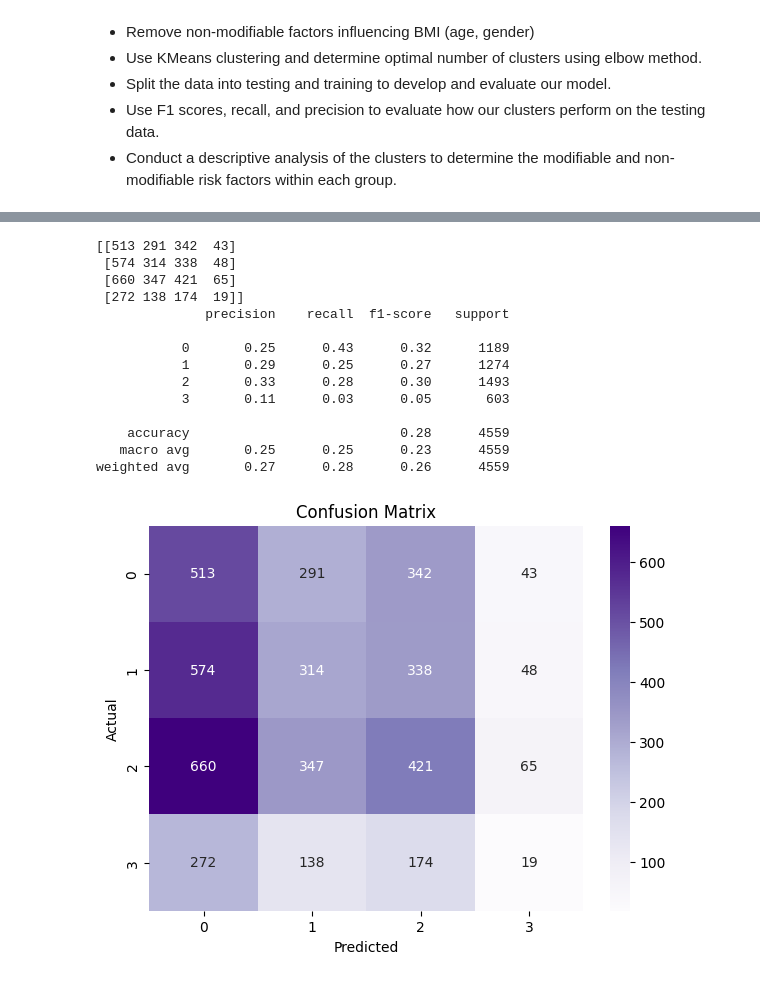
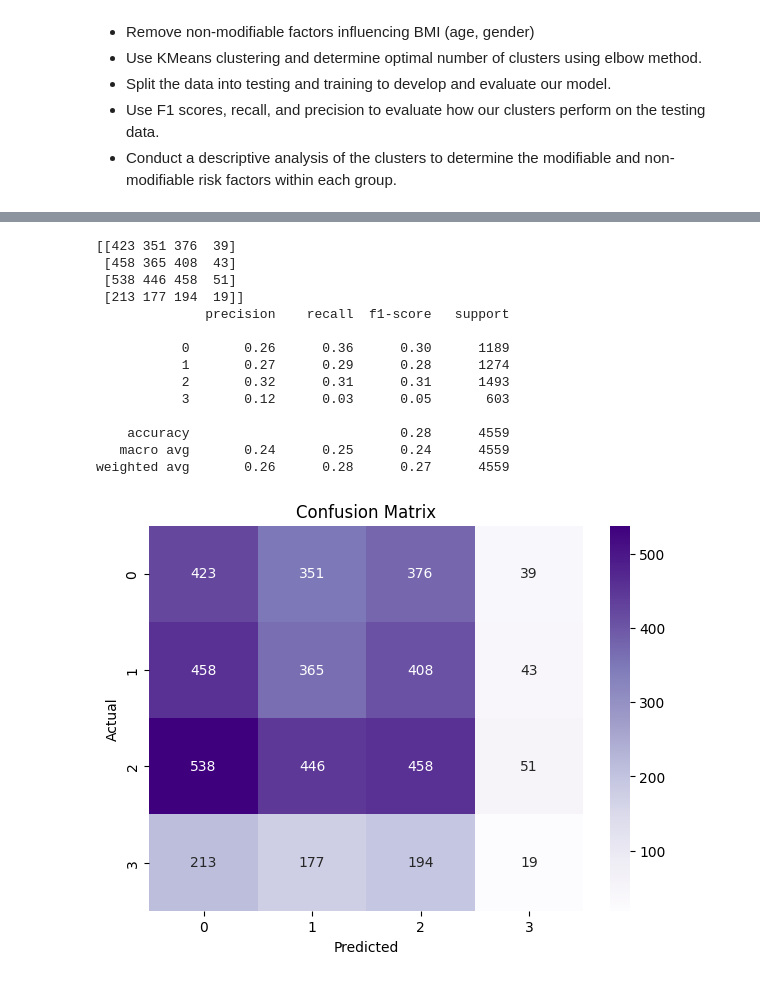
Before and after one commit to jacks-li/T13-CHL5230-F23-DT1, a Jupyter notebook: Datathon_1.ipynb, the cells around one changed output, grey strips where cells are left out. Saved outputs shown, nothing was run; the diff lists cells and outputs as text; code cells hidden in the pictures.

```diff
--- a/Datathon_1.ipynb
+++ b/Datathon_1.ipynb
@@ -92,6 +100,10 @@ from sklearn.metrics import classification_report, confusion_matrix
 
 # Split data into features and label
 X = modifiable_subset[['Calorie_Intake', 'Sugar_Intake', 'Physical_Activity', 'Fast_Food_Frequency', 'Screen_Time']] #add or subtract any features from list
+
+# removed sugar intake to see if it improves accuracy
+#X = modifiable_subset[['Calorie_Intake','Physical_Activity', 'Fast_Food_Frequency', 'Screen_Time']]
+
 y = modifiable_subset[['WeightClass']]
 
 # Split data into training and testing sets
@@ -102,43 +114,43 @@ scaler = StandardScaler()
 X_train = scaler.fit_transform(X_train)
 X_test = scaler.transform(X_test)
 
 # Apply KNN
-knn = KNeighborsClassifier(n_neighbors=3)  # Setting K to 5 as an example
-knn.fit(X_train, y_train)
+knn = KNeighborsClassifier(n_neighbors=5)  # Setting K to 3 as an example
+knn.fit(X_train, y_train.values.ravel())
 
 # Predict using the test data
 y_pred = knn.predict(X_test)
 
 # Evaluate the model
 print(confusion_matrix(y_test, y_pred))
 print(classification_report(y_test, y_pred))
 
 import seaborn as sns
 import matplotlib.pyplot as plt
 
 # Get unique classes
 classes = modifiable_subset['WeightClass'].unique()
 
 # Plotting the confusion matrix
 plt.figure(figsize=(7,5))
 sns.heatmap(confusion_matrix(y_test, y_pred, labels=classes), cmap='Purples', annot=True, fmt='g', xticklabels=classes, yticklabels=classes)
 plt.xlabel('Predicted')
 plt.ylabel('Actual')
 plt.title('Confusion Matrix')
 plt.show()
 # %% [output]
-[[513 291 342  43]
- [574 314 338  48]
- [660 347 421  65]
- [272 138 174  19]]
+[[423 351 376  39]
+ [458 365 408  43]
+ [538 446 458  51]
+ [213 177 194  19]]
               precision    recall  f1-score   support
 
-           0       0.25      0.43      0.32      1189
-           1       0.29      0.25      0.27      1274
-           2       0.33      0.28      0.30      1493
-           3       0.11      0.03      0.05       603
+           0       0.26      0.36      0.30      1189
+           1       0.27      0.29      0.28      1274
+           2       0.32      0.31      0.31      1493
+           3       0.12      0.03      0.05       603
 
     accuracy                           0.28      4559
-   macro avg       0.25      0.25      0.23      4559
-weighted avg       0.27      0.28      0.26      4559
+   macro avg       0.24      0.25      0.24      4559
+weighted avg       0.26      0.28      0.27      4559
-[figure, old version]
+[figure, new version]
```
Also changed, not shown: parts of 9 cells of this notebook.
